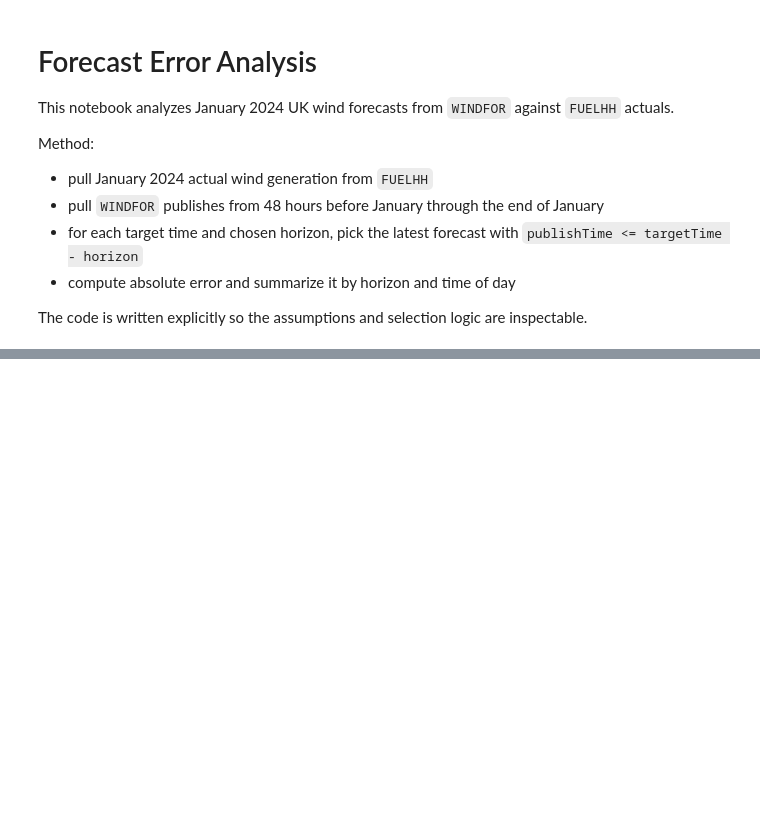
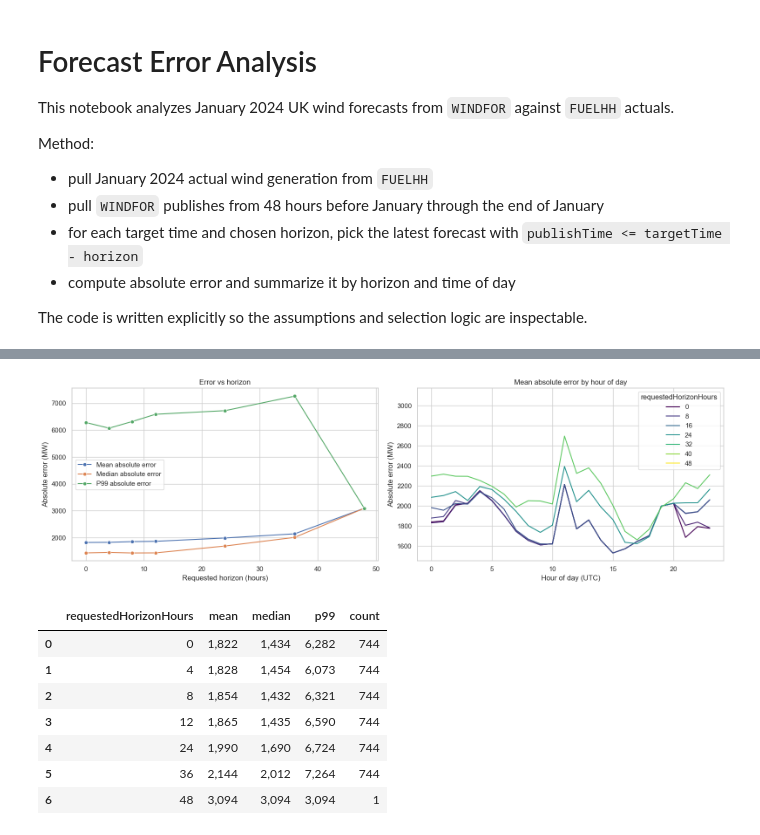
Before and after one commit to aditya-devm02/project, a Jupyter notebook: notebooks/forecast_error_analysis.ipynb, the cells around one changed output, grey strips where cells are left out. Saved outputs shown, nothing was run; the diff lists cells and outputs as text; code cells hidden in the pictures; blank space fills up the shorter version.

```diff
--- a/notebooks/forecast_error_analysis.ipynb
+++ b/notebooks/forecast_error_analysis.ipynb
@@ -11,5 +11,19 @@ Method:
 
 The code is written explicitly so the assumptions and selection logic are inspectable.
 # %%
-from datetime import datetime, timedelta, timezone\n\nimport matplotlib.pyplot as plt\nimport pandas as pd\nimport requests\nimport seaborn as sns\n\nsns.set_theme(style='whitegrid')\n\nUTC = timezone.utc\nBASE_URL = 'https://data.elexon.co.uk/bmrs/api/v1'\nJAN_START = datetime(2024, 1, 1, tzinfo=UTC)\nJAN_END = datetime(2024, 2, 1, tzinfo=UTC)\nFORECAST_FETCH_START = JAN_START - timedelta(hours=48)\nHORIZONS = [0, 4, 8, 12, 24, 36, 48]\n
+from datetime import datetime, timedelta, timezone
+
+import matplotlib.pyplot as plt
+import pandas as pd
+import requests
+import seaborn as sns
+
+sns.set_theme(style='whitegrid')
+
+UTC = timezone.utc
+BASE_URL = 'https://data.elexon.co.uk/bmrs/api/v1'
+JAN_START = datetime(2024, 1, 1, tzinfo=UTC)
+JAN_END = datetime(2024, 2, 1, tzinfo=UTC)
+FORECAST_FETCH_START = JAN_START - timedelta(hours=48)
+HORIZONS = [0, 4, 8, 12, 24, 36, 48]
 # %%
@@ -19,2 +134,30 @@ def merge_for_horizon(horizon_hours: int) -> pd.DataFrame:\n    merged_rows = []
 # %%
-fig, axes = plt.subplots(1, 2, figsize=(16, 5))\n\nsns.lineplot(data=summary, x='requestedHorizonHours', y='mean', marker='o', ax=axes[0], label='Mean absolute error')\nsns.lineplot(data=summary, x='requestedHorizonHours', y='median', marker='o', ax=axes[0], label='Median absolute error')\nsns.lineplot(data=summary, x='requestedHorizonHours', y='p99', marker='o', ax=axes[0], label='P99 absolute error')\naxes[0].set_title('Error vs horizon')\naxes[0].set_xlabel('Requested horizon (hours)')\naxes[0].set_ylabel('Absolute error (MW)')\n\ntod = error_rows.groupby(['requestedHorizonHours', 'hourOfDay'])['absoluteError'].mean().reset_index()\nsns.lineplot(data=tod, x='hourOfDay', y='absoluteError', hue='requestedHorizonHours', palette='viridis', ax=axes[1])\naxes[1].set_title('Mean absolute error by hour of day')\naxes[1].set_xlabel('Hour of day (UTC)')\naxes[1].set_ylabel('Absolute error (MW)')\n\nplt.tight_layout()\nplt.show()\n\nsummary.style.format({'mean': '{:,.0f}', 'median': '{:,.0f}', 'p99': '{:,.0f}'})\n
+fig, axes = plt.subplots(1, 2, figsize=(16, 5))
+
+sns.lineplot(data=summary, x='requestedHorizonHours', y='mean', marker='o', ax=axes[0], label='Mean absolute error')
+sns.lineplot(data=summary, x='requestedHorizonHours', y='median', marker='o', ax=axes[0], label='Median absolute error')
+sns.lineplot(data=summary, x='requestedHorizonHours', y='p99', marker='o', ax=axes[0], label='P99 absolute error')
+axes[0].set_title('Error vs horizon')
+axes[0].set_xlabel('Requested horizon (hours)')
+axes[0].set_ylabel('Absolute error (MW)')
+
+tod = error_rows.groupby(['requestedHorizonHours', 'hourOfDay'])['absoluteError'].mean().reset_index()
+sns.lineplot(data=tod, x='hourOfDay', y='absoluteError', hue='requestedHorizonHours', palette='viridis', ax=axes[1])
+axes[1].set_title('Mean absolute error by hour of day')
+axes[1].set_xlabel('Hour of day (UTC)')
+axes[1].set_ylabel('Absolute error (MW)')
+
+plt.tight_layout()
+plt.show()
+
+summary.style.format({'mean': '{:,.0f}', 'median': '{:,.0f}', 'p99': '{:,.0f}'})
+# %% [output]
+[figure, added]
+|  | requestedHorizonHours | mean | median | p99 | count |
+| 0 | 0 | 1,822 | 1,434 | 6,282 | 744 |
+| 1 | 4 | 1,828 | 1,454 | 6,073 | 744 |
+| 2 | 8 | 1,854 | 1,432 | 6,321 | 744 |
+| 3 | 12 | 1,865 | 1,435 | 6,590 | 744 |
+| 4 | 24 | 1,990 | 1,690 | 6,724 | 744 |
+| 5 | 36 | 2,144 | 2,012 | 7,264 | 744 |
+| 6 | 48 | 3,094 | 3,094 | 3,094 | 1 |
```
Also changed, not shown: parts of 2 cells of this notebook, 3 other files.
